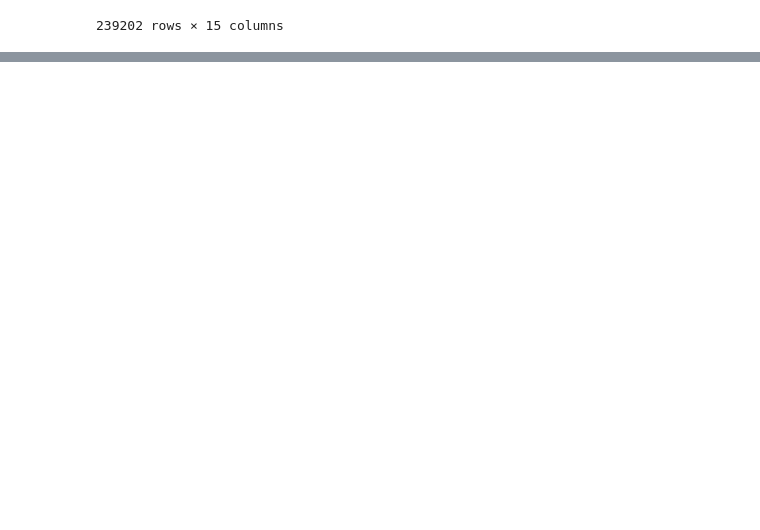
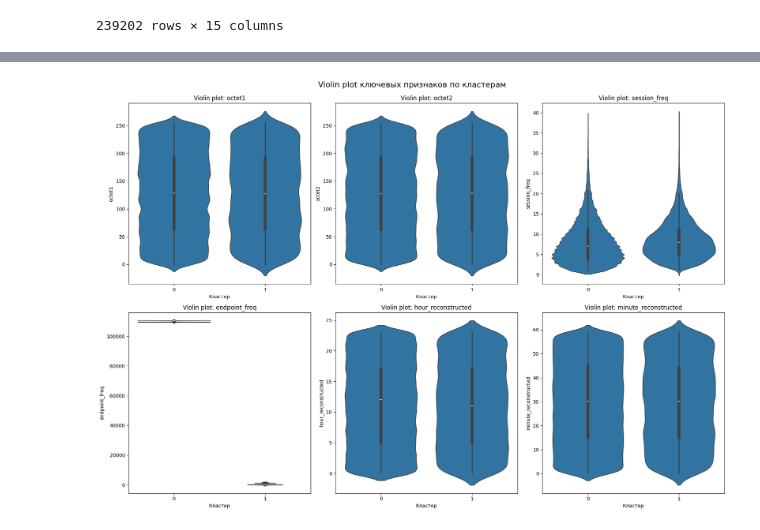
Before and after one commit to MatveyOreshkinn/Minor, a Jupyter notebook: ЛР1.ipynb, the cells around one changed output, grey strips where cells are left out. Drawn from its saved outputs; the diff is of its cells as text; code cells hidden in the pictures; blank space fills up the shorter version.

```diff
--- a/ЛР1.ipynb
+++ b/ЛР1.ipynb
@@ -417,0 +457,19 @@ X_original
+# %%
+# Выбираем наиболее интересные признаки для violin plot
+key_features = ['octet1', 'octet2', 'session_freq', 'endpoint_freq',
+               'hour_reconstructed', 'minute_reconstructed']
+
+fig, axes = plt.subplots(2, 3, figsize=(18, 12))
+
+for i, feature in enumerate(key_features):
+    row, col = i // 3, i % 3
+    sns.violinplot(data=X_original, x='cluster', y=feature, ax=axes[row, col])
+    axes[row, col].set_title(f'Violin plot: {feature}')
+    axes[row, col].set_xlabel('Кластер')
+    axes[row, col].set_ylabel(feature)
+
+plt.tight_layout()
+plt.suptitle('Violin plot ключевых признаков по кластерам', fontsize=16, y=1.02)
+plt.show()
+# %% [output]
+[figure, added]
```
Also changed, not shown: parts of 7 cells of this notebook.
